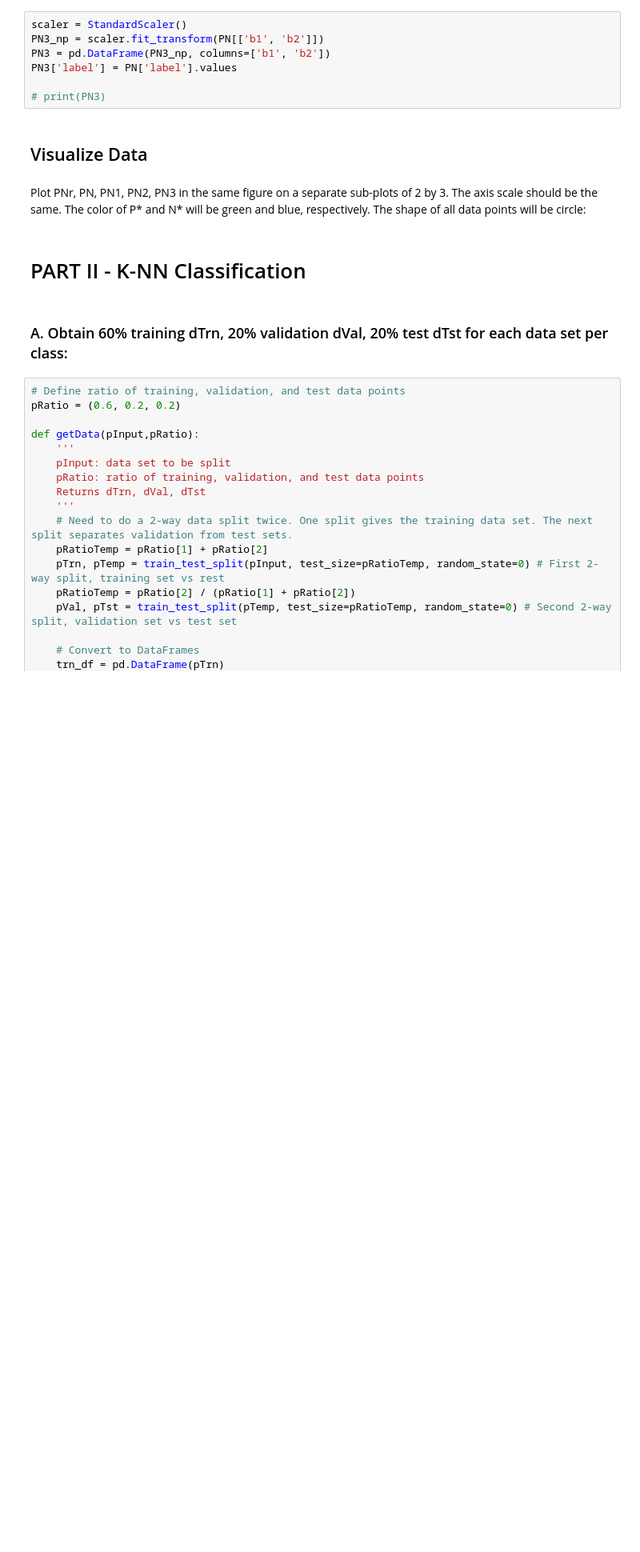
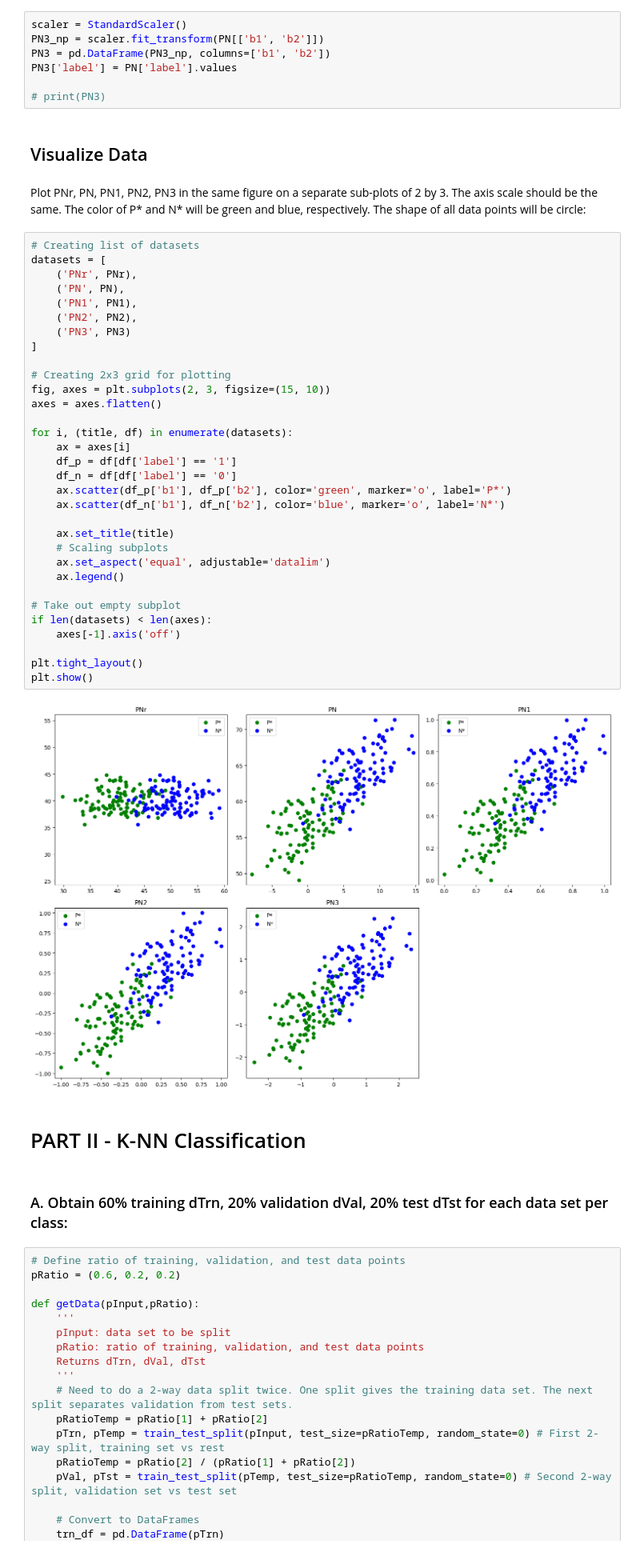
Before and after one commit to arlemoine/cmps470_circuit_breakers, a Jupyter notebook: Challenge_1/C1_2.ipynb, the cells around one changed output. Shown at 80% size. Drawn from its saved outputs; the diff is of its cells as text; blank space fills up the shorter version.

```diff
--- a/Challenge_1/C1_2.ipynb
+++ b/Challenge_1/C1_2.ipynb
@@ -165,6 +165,40 @@ PN3['label'] = PN['label'].values
 ## Visualize Data
 # %% [markdown]
 Plot PNr, PN, PN1, PN2, PN3 in the same figure on a separate sub-plots of 2 by 3. The axis scale should be the same. The color of P\* and N\* will be green and blue, respectively. The shape of all data points will be circle:
+# %%
+# Creating list of datasets
+datasets = [
+    ('PNr', PNr),
+    ('PN', PN),
+    ('PN1', PN1),
+    ('PN2', PN2),
+    ('PN3', PN3)
+]
+
+# Creating 2x3 grid for plotting
+fig, axes = plt.subplots(2, 3, figsize=(15, 10))
+axes = axes.flatten()
+
+for i, (title, df) in enumerate(datasets):
+    ax = axes[i]
+    df_p = df[df['label'] == '1']
+    df_n = df[df['label'] == '0']
+    ax.scatter(df_p['b1'], df_p['b2'], color='green', marker='o', label='P*')
+    ax.scatter(df_n['b1'], df_n['b2'], color='blue', marker='o', label='N*')
+
+    ax.set_title(title)
+    # Scaling subplots
+    ax.set_aspect('equal', adjustable='datalim')
+    ax.legend()
+
+# Take out empty subplot
+if len(datasets) < len(axes):
+    axes[-1].axis('off')
+
+plt.tight_layout()
+plt.show()
+# %% [output]
+[figure, added]
 # %% [markdown]
 # PART II - K-NN Classification
 # %% [markdown]
```
Also changed, not shown: parts of 7 cells of this notebook.
